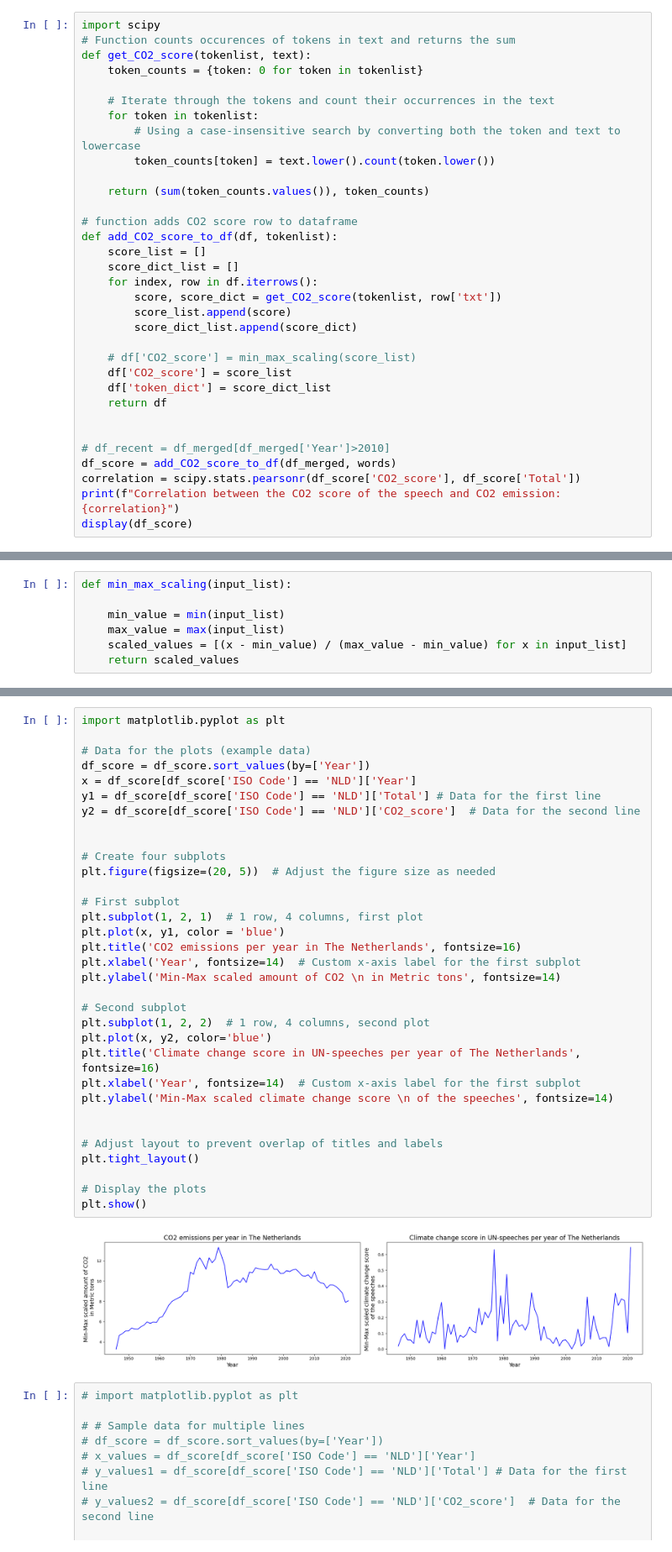
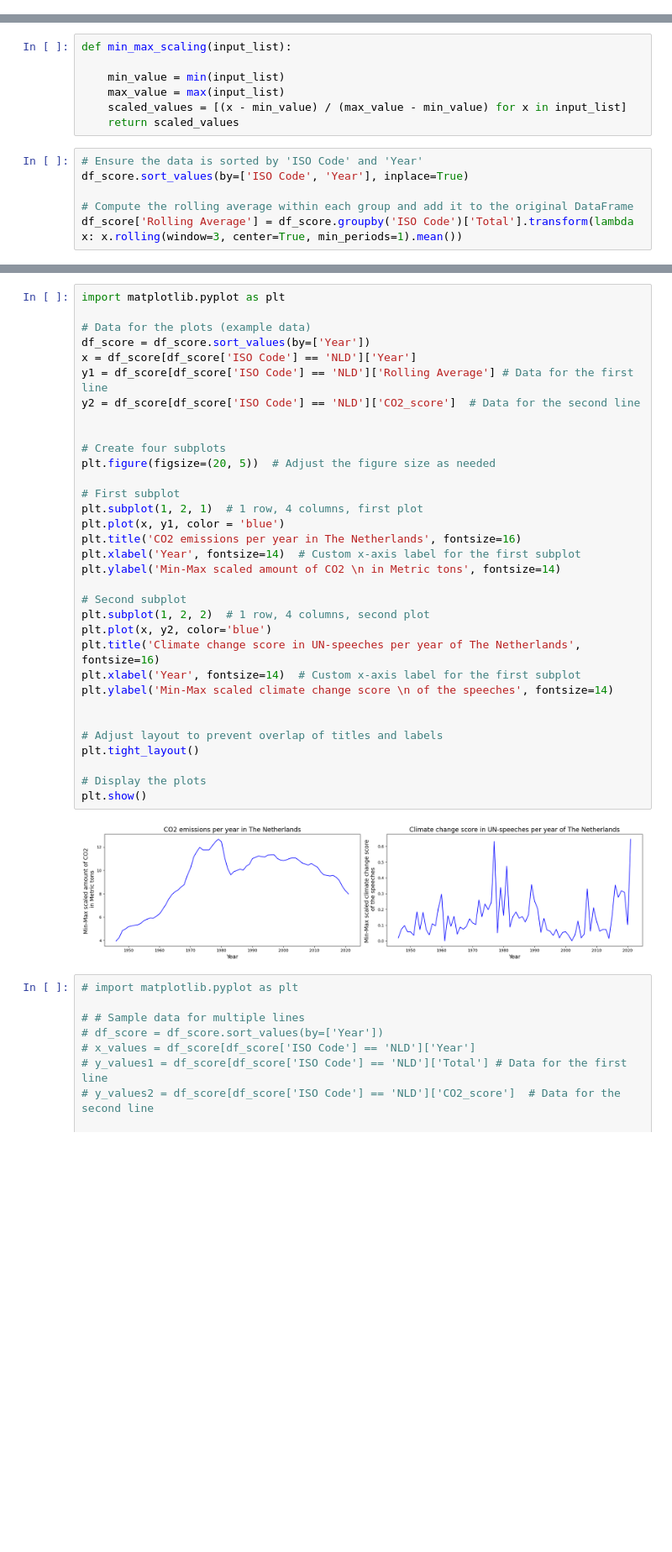
Before and after one commit to JuliusHuizing/fundamentals_of_data_science_shared, a Jupyter notebook: main.ipynb, the cells around one changed output, grey strips where cells are left out. Shown at 84% size. Drawn from its saved outputs; the diff is of its cells as text; blank space fills up the shorter version.

Commit message:
Rolling Average changes

```diff
--- a/main.ipynb
+++ b/main.ipynb
@@ -396,33 +415,0 @@ Correlation between the CO2 score of the speech and CO2 emission: PearsonRResult
-# %%
-import scipy
-# Function counts occurences of tokens in text and returns the sum
-def get_CO2_score(tokenlist, text):
-    token_counts = {token: 0 for token in tokenlist}
-
-    # Iterate through the tokens and count their occurrences in the text
-    for token in tokenlist:
-        # Using a case-insensitive search by converting both the token and text to lowercase
-        token_counts[token] = text.lower().count(token.lower())
-
-    return (sum(token_counts.values()), token_counts)
-
-# function adds CO2 score row to dataframe
-def add_CO2_score_to_df(df, tokenlist):
-    score_list = []
-    score_dict_list = []
-    for index, row in df.iterrows():
-        score, score_dict = get_CO2_score(tokenlist, row['txt'])
-        score_list.append(score)
-        score_dict_list.append(score_dict)
-
-    # df['CO2_score'] = min_max_scaling(score_list)
-    df['CO2_score'] = score_list
-    df['token_dict'] = score_dict_list
-    return df
-
-
-# df_recent = df_merged[df_merged['Year']>2010]
-df_score = add_CO2_score_to_df(df_merged, words)
-correlation = scipy.stats.pearsonr(df_score['CO2_score'], df_score['Total'])
-print(f"Correlation between the CO2 score of the speech and CO2 emission: {correlation}")
-display(df_score)
@@ -461,5 +433,11 @@ def min_max_scaling(input_list):
     max_value = max(input_list)
     scaled_values = [(x - min_value) / (max_value - min_value) for x in input_list]
     return scaled_values
+# %%
+# Ensure the data is sorted by 'ISO Code' and 'Year'
+df_score.sort_values(by=['ISO Code', 'Year'], inplace=True)
+
+# Compute the rolling average within each group and add it to the original DataFrame
+df_score['Rolling Average'] = df_score.groupby('ISO Code')['Total'].transform(lambda x: x.rolling(window=3, center=True, min_periods=1).mean())
 # %%
 import matplotlib.pyplot as plt
@@ -522,35 +500,35 @@ import matplotlib.pyplot as plt
 # Data for the plots (example data)
 df_score = df_score.sort_values(by=['Year'])
 x = df_score[df_score['ISO Code'] == 'NLD']['Year']
-y1 = df_score[df_score['ISO Code'] == 'NLD']['Total'] # Data for the first line
+y1 = df_score[df_score['ISO Code'] == 'NLD']['Rolling Average'] # Data for the first line
 y2 = df_score[df_score['ISO Code'] == 'NLD']['CO2_score']  # Data for the second line
 
 
 # Create four subplots
 plt.figure(figsize=(20, 5))  # Adjust the figure size as needed
 
 # First subplot
 plt.subplot(1, 2, 1)  # 1 row, 4 columns, first plot
 plt.plot(x, y1, color = 'blue')
 plt.title('CO2 emissions per year in The Netherlands', fontsize=16)
 plt.xlabel('Year', fontsize=14)  # Custom x-axis label for the first subplot
 plt.ylabel('Min-Max scaled amount of CO2 \n in Metric tons', fontsize=14)
 
 # Second subplot
 plt.subplot(1, 2, 2)  # 1 row, 4 columns, second plot
 plt.plot(x, y2, color='blue')
 plt.title('Climate change score in UN-speeches per year of The Netherlands', fontsize=16)
 plt.xlabel('Year', fontsize=14)  # Custom x-axis label for the first subplot
 plt.ylabel('Min-Max scaled climate change score \n of the speeches', fontsize=14)
 
 
 # Adjust layout to prevent overlap of titles and labels
 plt.tight_layout()
 
 # Display the plots
 plt.show()
 # %% [output]
-[figure, old version]
+[figure, new version]
 # %%
 # import matplotlib.pyplot as plt
 
```
Also changed, not shown: parts of 4 cells of this notebook.
